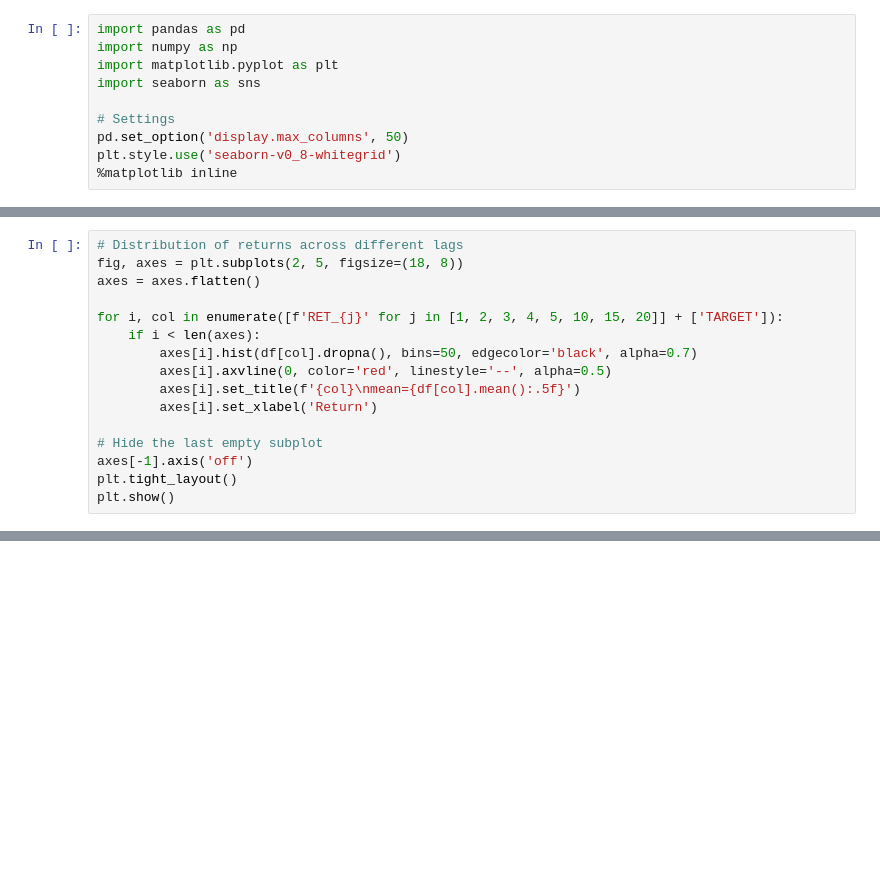
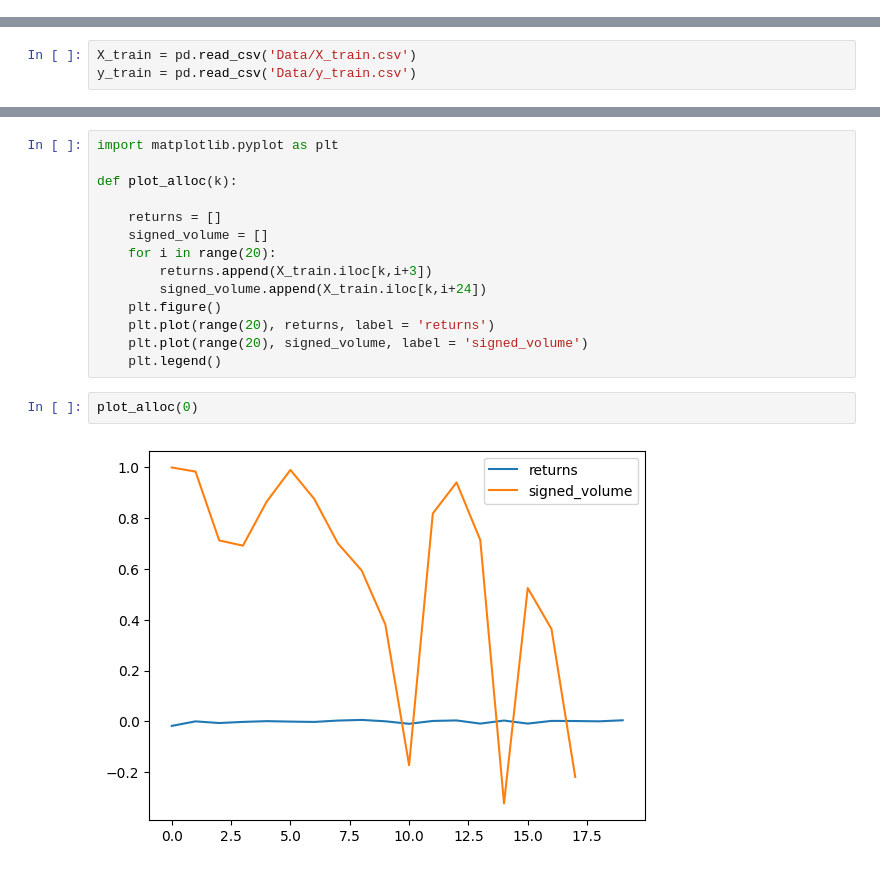
Before and after one commit to MaximilienLuc/QRT-ChallengeENS, a Jupyter notebook: Exploration_max.ipynb, the cells around one changed output, grey strips where cells are left out. Cells and saved outputs as stored; diff of their text form; blank space fills up the shorter version.

```diff
--- a/Exploration_max.ipynb
+++ b/Exploration_max.ipynb
@@ -14,10 +0,0 @@
-# %%
-import pandas as pd
-import numpy as np
-import matplotlib.pyplot as plt
-import seaborn as sns
-
-# Settings
-pd.set_option('display.max_columns', 50)
-plt.style.use('seaborn-v0_8-whitegrid')
-%matplotlib inline
@@ -50 +3,4 @@ print(f"\nTotal missing: {df.isnull().sum().sum()}")
+# %%
+X_train = pd.read_csv('Data/X_train.csv')
+y_train = pd.read_csv('Data/y_train.csv')
 # %%
@@ -89,16 +19,0 @@ print(f"Class balance: {target_counts[1]/len(df)*100:.2f}% positive")
-# %%
-# Distribution of returns across different lags
-fig, axes = plt.subplots(2, 5, figsize=(18, 8))
-axes = axes.flatten()
-
-for i, col in enumerate([f'RET_{j}' for j in [1, 2, 3, 4, 5, 10, 15, 20]] + ['TARGET']):
-    if i < len(axes):
-        axes[i].hist(df[col].dropna(), bins=50, edgecolor='black', alpha=0.7)
-        axes[i].axvline(0, color='red', linestyle='--', alpha=0.5)
-        axes[i].set_title(f'{col}\nmean={df[col].mean():.5f}')
-        axes[i].set_xlabel('Return')
-
-# Hide the last empty subplot
-axes[-1].axis('off')
-plt.tight_layout()
-plt.show()
@@ -408,0 +61,18 @@ print(correlations.sort_values(ascending=False).round(4))
+# %%
+import matplotlib.pyplot as plt
+
+def plot_alloc(k):
+
+    returns = []
+    signed_volume = []
+    for i in range(20):
+        returns.append(X_train.iloc[k,i+3])
+        signed_volume.append(X_train.iloc[k,i+24])
+    plt.figure()
+    plt.plot(range(20), returns, label = 'returns')
+    plt.plot(range(20), signed_volume, label = 'signed_volume')
+    plt.legend()
+# %%
+plot_alloc(0)
+# %% [output]
+[figure, added]
```
Also changed, not shown: parts of 29 cells of this notebook, 8 other files.
